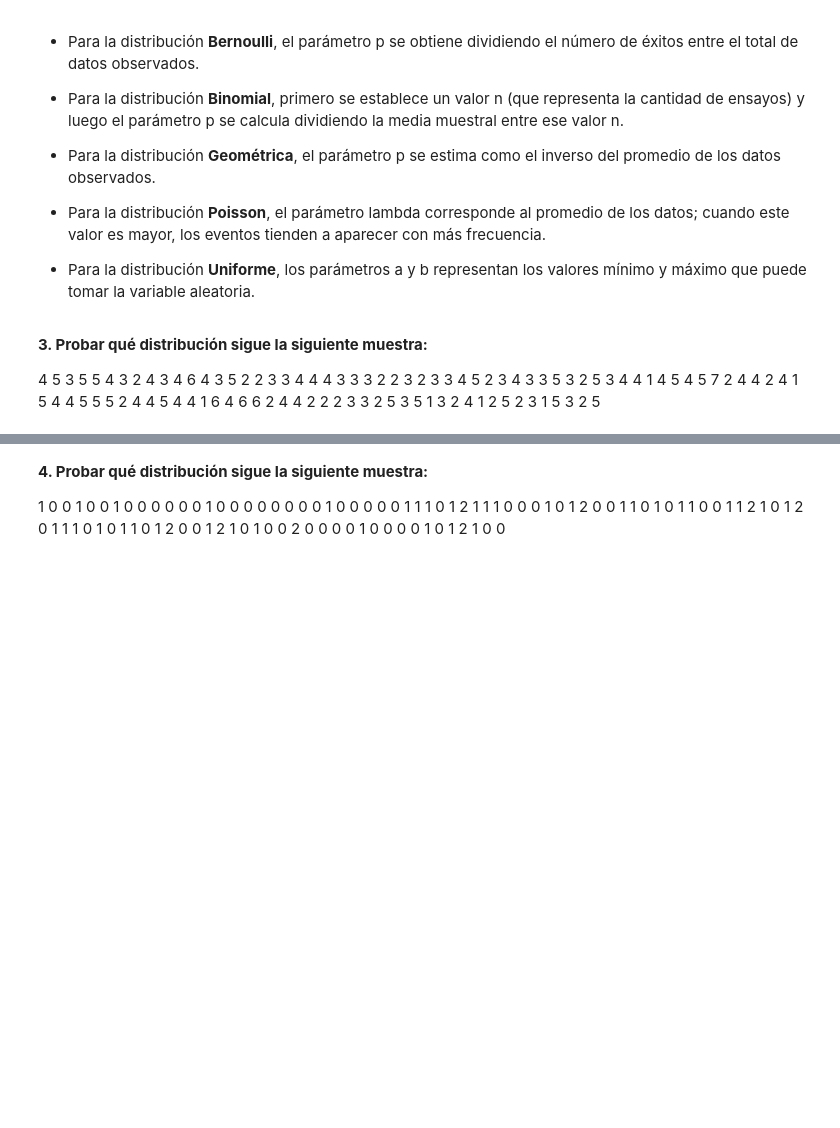
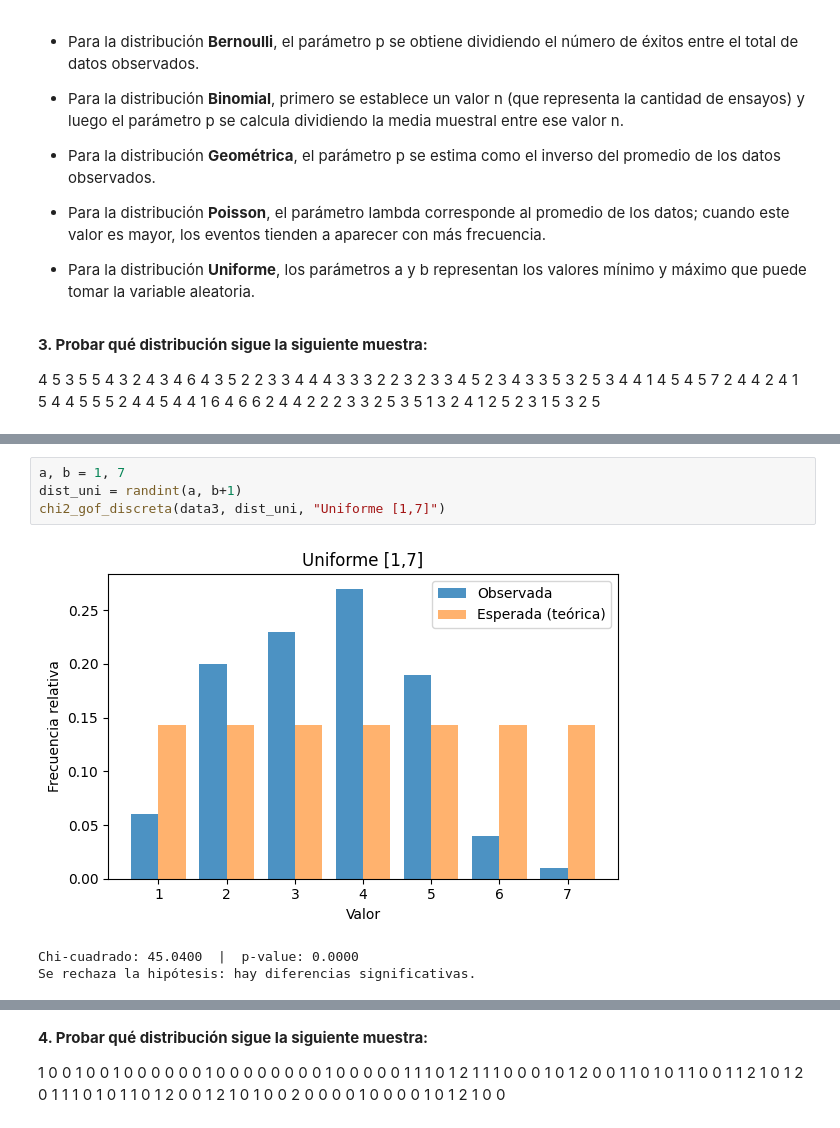
Before and after one commit to EdithOroche/IA, a Jupyter notebook: Distribuciones_Discretas_SS.ipynb, the cells around one changed output, grey strips where cells are left out. Drawn from its saved outputs; the diff is of its cells as text; blank space fills up the shorter version.

```diff
--- a/Distribuciones_Discretas_SS.ipynb
+++ b/Distribuciones_Discretas_SS.ipynb
@@ -218,0 +289,8 @@ En el laboratorio con Python el proceso es completamente automático ya que se t
+# %%
+a, b = 1, 7
+dist_uni = randint(a, b+1)
+chi2_gof_discreta(data3, dist_uni, "Uniforme [1,7]")
+# %% [output]
+[figure, added]
+Chi-cuadrado: 45.0400  |  p-value: 0.0000
+Se rechaza la hipótesis: hay diferencias significativas.
```
Also changed, not shown: parts of 16 cells of this notebook.
